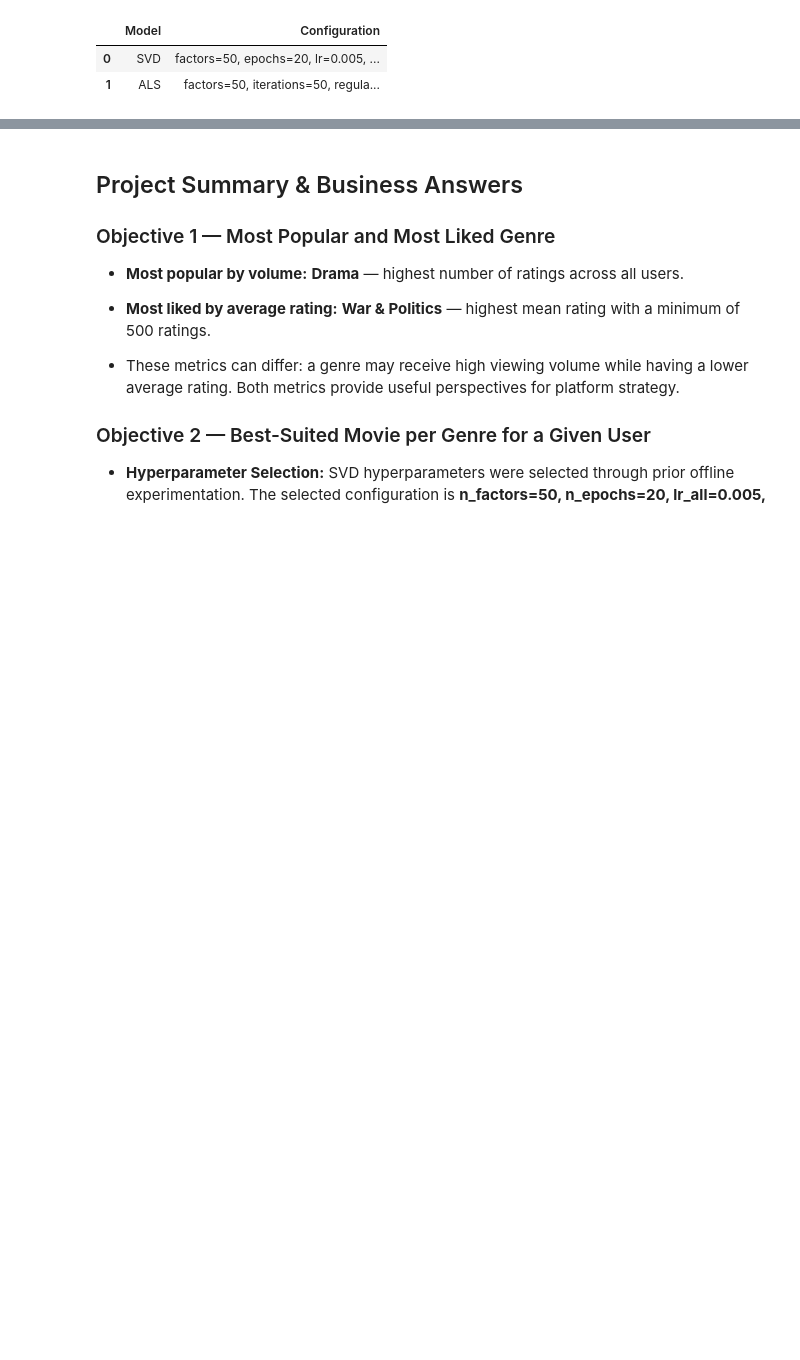
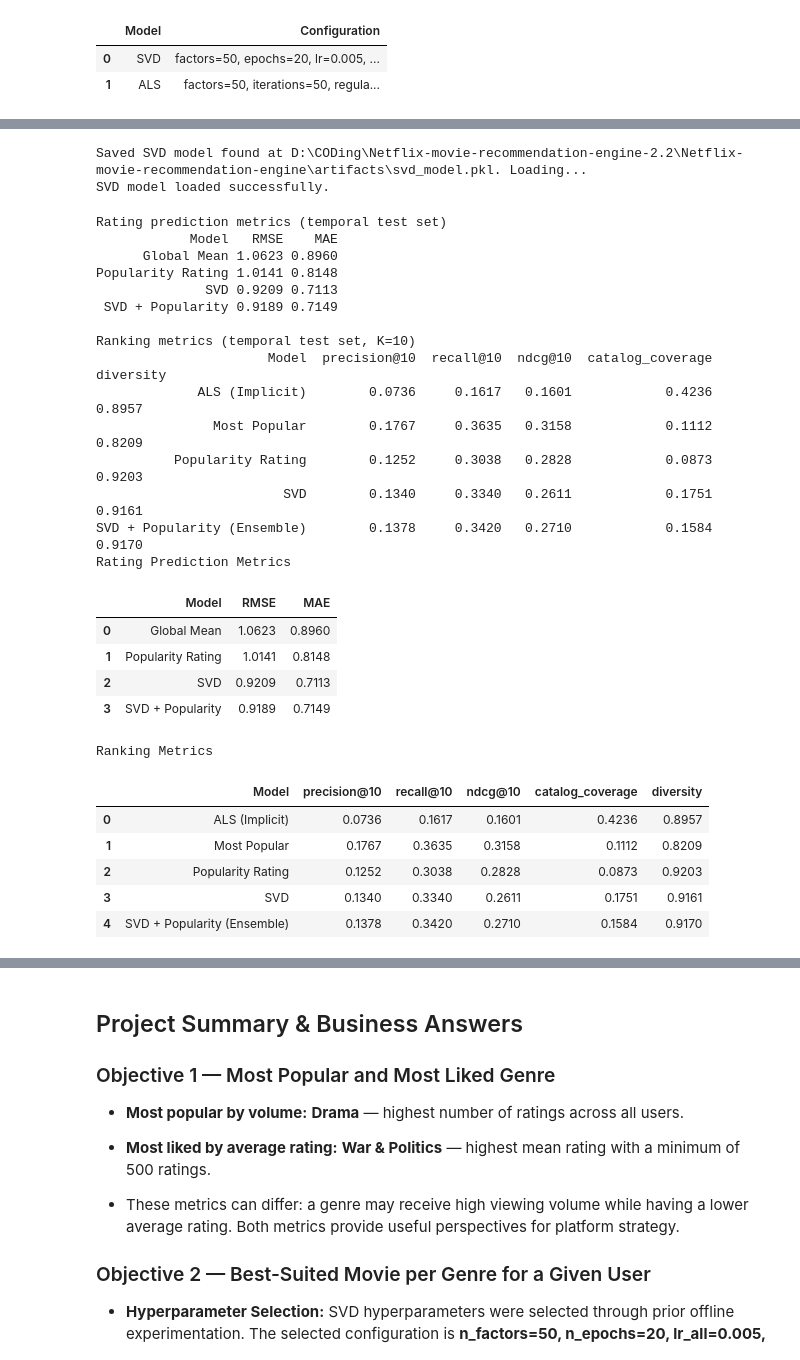
Before and after one commit to offbeatash/Netflix-movie-recommendation-engine, a Jupyter notebook: notebooks/Netflix-project.ipynb, the cells around one changed output, grey strips where cells are left out. Cells and saved outputs as stored; diff of their text form; code cells hidden in the pictures; blank space fills up the shorter version.

```diff
--- a/notebooks/Netflix-project.ipynb
+++ b/notebooks/Netflix-project.ipynb
@@ -713,3 +416,60 @@ SVD model loaded successfully.
+# %%
+# Model Evaluation
+
+from src.evaluation.metrics import evaluate_models
+
+rating_results, ranking_results = evaluate_models(
+    log_mlflow=False
+)
+
+print("Rating Prediction Metrics")
+display(
+    rating_results.style.format({
+        "RMSE": "{:.4f}",
+        "MAE": "{:.4f}",
+    })
+)
+
+print("\nRanking Metrics")
+display(
+    ranking_results.style.format({
+        "precision@10": "{:.4f}",
+        "recall@10": "{:.4f}",
+        "ndcg@10": "{:.4f}",
+        "catalog_coverage": "{:.4f}",
+        "diversity": "{:.4f}",
+    })
+)
+# %% [output]
+Saved SVD model found at D:\CODing\Netflix-movie-recommendation-engine-2.2\Netflix-movie-recommendation-engine\artifacts\svd_model.pkl. Loading...
+SVD model loaded successfully.
+Rating prediction metrics (temporal test set)
+            Model   RMSE    MAE
+      Global Mean 1.0623 0.8960
+Popularity Rating 1.0141 0.8148
+              SVD 0.9209 0.7113
+ SVD + Popularity 0.9189 0.7149
+
+Ranking metrics (temporal test set, K=10)
+                      Model  precision@10  recall@10  ndcg@10  catalog_coverage  diversity
+             ALS (Implicit)        0.0736     0.1617   0.1601            0.4236     0.8957
+               Most Popular        0.1767     0.3635   0.3158            0.1112     0.8209
+          Popularity Rating        0.1252     0.3038   0.2828            0.0873     0.9203
+                        SVD        0.1340     0.3340   0.2611            0.1751     0.9161
+SVD + Popularity (Ensemble)        0.1378     0.3420   0.2710            0.1584     0.9170
+Rating Prediction Metrics
+|  | Model | RMSE | MAE |
+| 0 | Global Mean | 1.0623 | 0.8960 |
+| 1 | Popularity Rating | 1.0141 | 0.8148 |
+| 2 | SVD | 0.9209 | 0.7113 |
+| 3 | SVD + Popularity | 0.9189 | 0.7149 |
+Ranking Metrics
+|  | Model | precision@10 | recall@10 | ndcg@10 | catalog_coverage | diversity |
+| 0 | ALS (Implicit) | 0.0736 | 0.1617 | 0.1601 | 0.4236 | 0.8957 |
+| 1 | Most Popular | 0.1767 | 0.3635 | 0.3158 | 0.1112 | 0.8209 |
+| 2 | Popularity Rating | 0.1252 | 0.3038 | 0.2828 | 0.0873 | 0.9203 |
+| 3 | SVD | 0.1340 | 0.3340 | 0.2611 | 0.1751 | 0.9161 |
+| 4 | SVD + Popularity (Ensemble) | 0.1378 | 0.3420 | 0.2710 | 0.1584 | 0.9170 |
 # %%
 # Ranking Metrics Comparison
 
```
Also changed, not shown: parts of 6 cells of this notebook, 2 other files.
